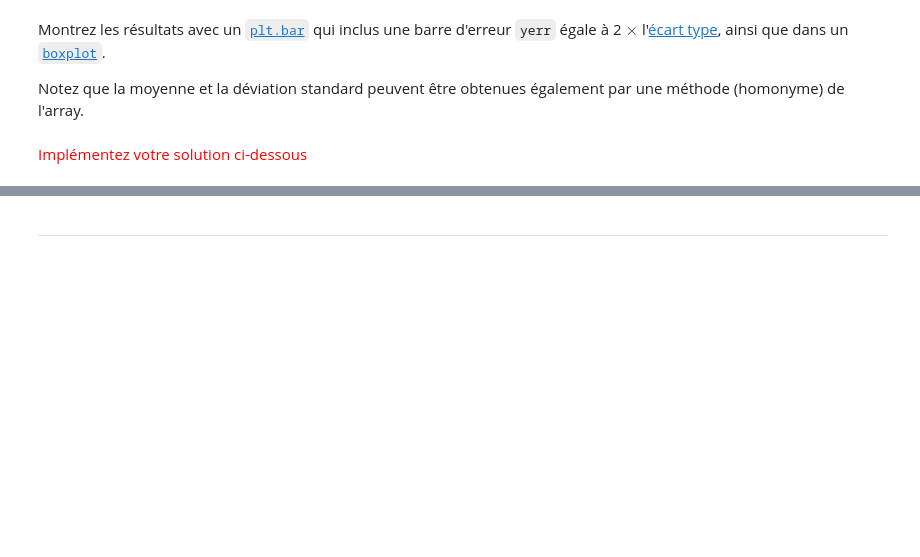
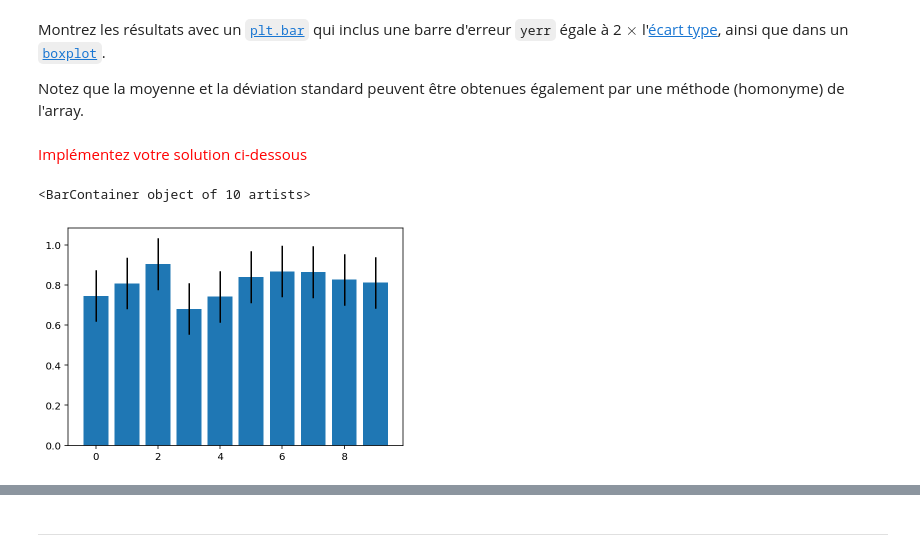
Before and after one commit to ThierryKunda/isd2, a Jupyter notebook: TP 4 - Scikit-Learn - Complete.ipynb, the cells around one changed output, grey strips where cells are left out. Saved outputs shown, nothing was run; the diff lists cells and outputs as text; code cells hidden in the pictures; blank space fills up the shorter version.

```diff
--- a/TP 4 - Scikit-Learn - Complete.ipynb
+++ b/TP 4 - Scikit-Learn - Complete.ipynb
@@ -234,8 +234,7 @@ Entrainez le modèle avec l'algorithme de classification [Naive Bayes avec le no
 # %% [markdown]
 <span style="color:red">Implémentez votre solution ci-dessous</span>
 # %%
-from sklearn.naive_bayes import GaussianNB
-modele = GaussianNB()
+modele = naive_bayes.GaussianNB()
 modele.fit(x_train, y_train)
 y_pred = modele.predict(x_test)
 # %% [markdown]
@@ -321,3 +309,8 @@ Utilisez une compression des dimensions par ACP ([PCA](https://scikit-learn.org/
 #### Initialisation des PCA et sélection des données entrainement/test
 # %% [markdown]
 <span style="color:red">Implémentez votre solution ci-dessous</span>
+# %%
+n_components = 10
+pca = decomposition.PCA(n_components=n_components)
+data_from_pca = pca.fit_transform(data)
+data_from_pca.shape
@@ -324,5 +319,13 @@ Utilisez une compression des dimensions par ACP ([PCA](https://scikit-learn.org/
 # %% [markdown]
 #### Entrainement des modèles
+# %%
+x_pca_train, x_pca_test, y_pca_train, y_pca_test = train_test_split(
+    data_from_pca, digits.target, random_state=1
+)
+
+x_pca_train.shape
+modele.fit(x_pca_train, y_pca_train)
+y_pca_pred = modele.predict(x_pca_test)
 # %% [markdown]
 #### Évaluation
 # %% [markdown]
@@ -349,0 +375,4 @@ SCORINGS = "f1_weighted"
+# %%
+SCORINGS = "f1_weighted"
+scores_cross_val = model_selection.cross_val_score(modele, data, y=digits.target, scoring=SCORINGS, cv=10)
+print(scores_cross_val)
@@ -353,3 +385,8 @@ Montrez les résultats avec un [`plt.bar`](https://matplotlib.org/stable/api/_as
 Notez que la moyenne et la déviation standard peuvent être obtenues également par une méthode (homonyme) de l'array.
 # %% [markdown]
 <span style="color:red">Implémentez votre solution ci-dessous</span>
+# %%
+plt.bar(range(10), scores_cross_val, yerr=2*scores_cross_val.std())
+# %% [output]
+<BarContainer object of 10 artists>
+[figure, added]
```
Also changed, not shown: parts of 8 cells of this notebook.
